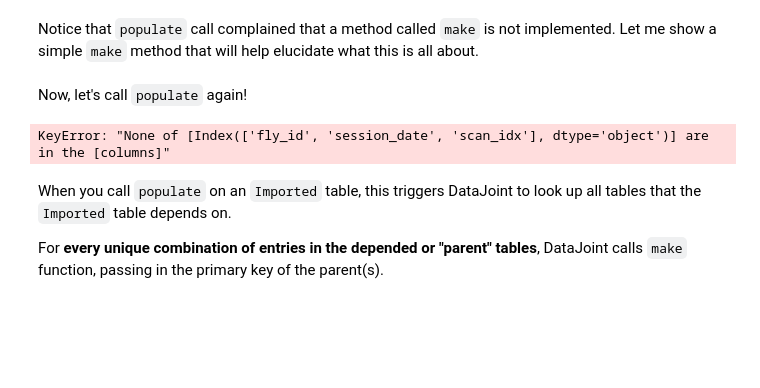
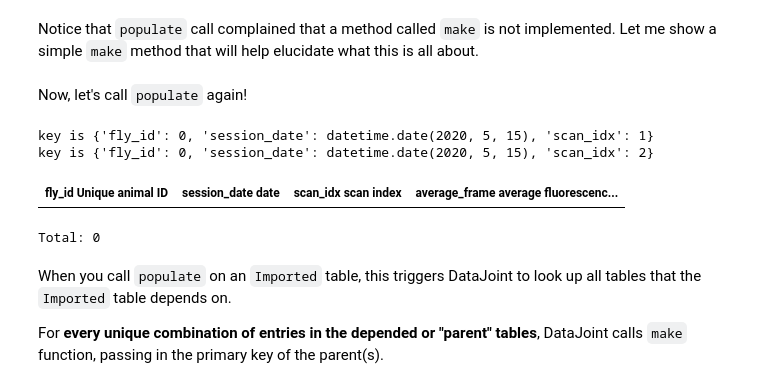
Before and after one commit to jenlscribner/PythonDataCourse, a Jupyter notebook: Homeworks/HW6/Part1_Imported_Tables_solnJLS.ipynb, the cells around one changed output. Cells and saved outputs as stored; diff of their text form; code cells hidden in the pictures; blank space fills up the shorter version.

Commit message:
HW6 Part1 Error debugging help

```diff
--- a/Homeworks/HW6/Part1_Imported_Tables_solnJLS.ipynb
+++ b/Homeworks/HW6/Part1_Imported_Tables_solnJLS.ipynb
@@ -33,3 +33,11 @@ Requirement already satisfied, skipping upgrade: wcwidth in c:\users\jenni\anaco
+# %%
+# configure
+dj.config['database.host'] = '127.0.0.1'
+dj.config['database.port'] = 3306
+dj.config['database.user'] = 'root'
+dj.config['database.password'] = 'simple'
+# check if this should be frame
+dj.config['fetch_format'] = 'frame'
 # %% [markdown]
 As we are going to perform some computations, let's go ahead and import NumPy and Matplotlib
 # %%
@@ -211,7 +220,13 @@ Now, let's call `populate` again!
 # %%
 AverageFrame.populate()
 # %% [output]
-KeyError: "None of [Index(['fly_id', 'session_date', 'scan_idx'], dtype='object')] are in the [columns]"
+key is {'fly_id': 0, 'session_date': datetime.date(2020, 5, 15), 'scan_idx': 1}
+key is {'fly_id': 0, 'session_date': datetime.date(2020, 5, 15), 'scan_idx': 2}
+# %%
+AverageFrame()
+# %% [output]
+| fly_id Unique animal ID | session_date date | scan_idx scan index | average_frame average fluorescenc... |
+Total: 0
 # %% [markdown]
 When you call `populate` on an `Imported` table, this triggers DataJoint to look up all tables that the `Imported` table depends on.
 
```
Also changed, not shown: parts of 10 cells of this notebook.
